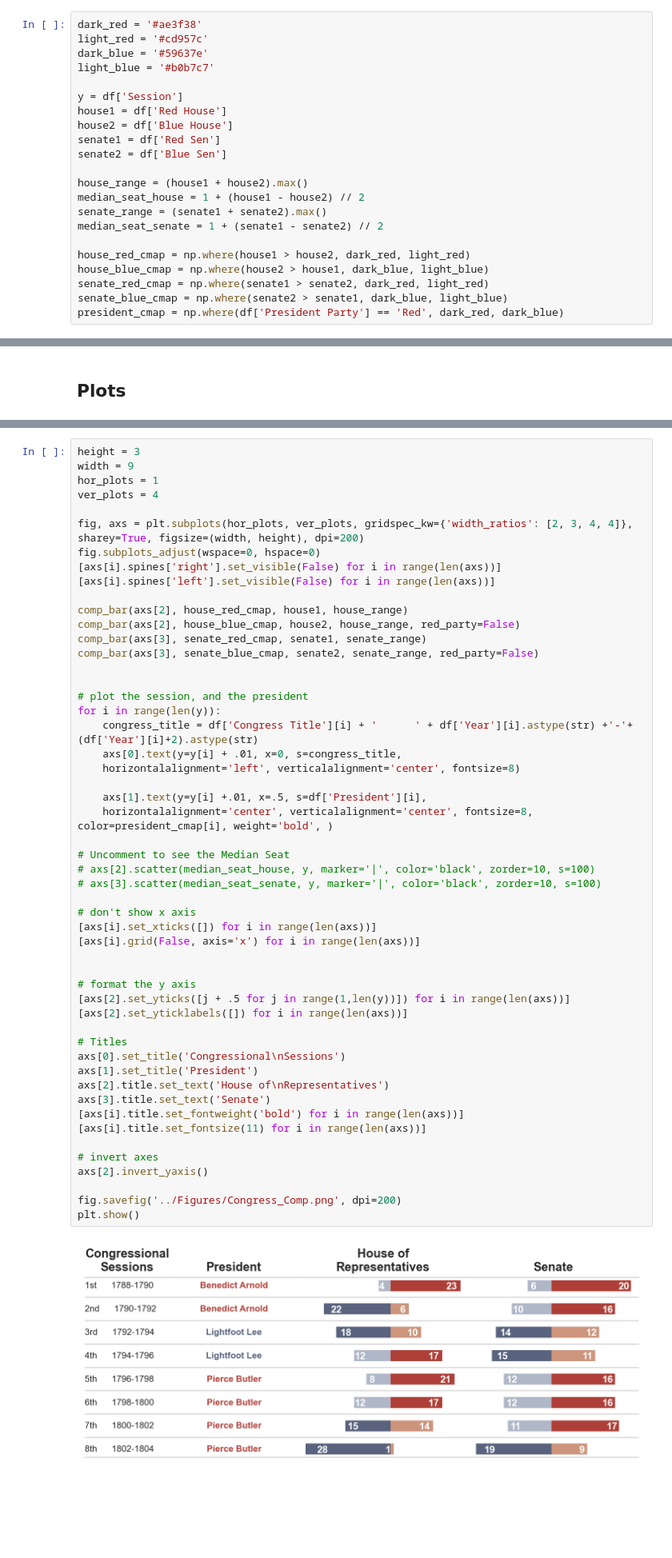
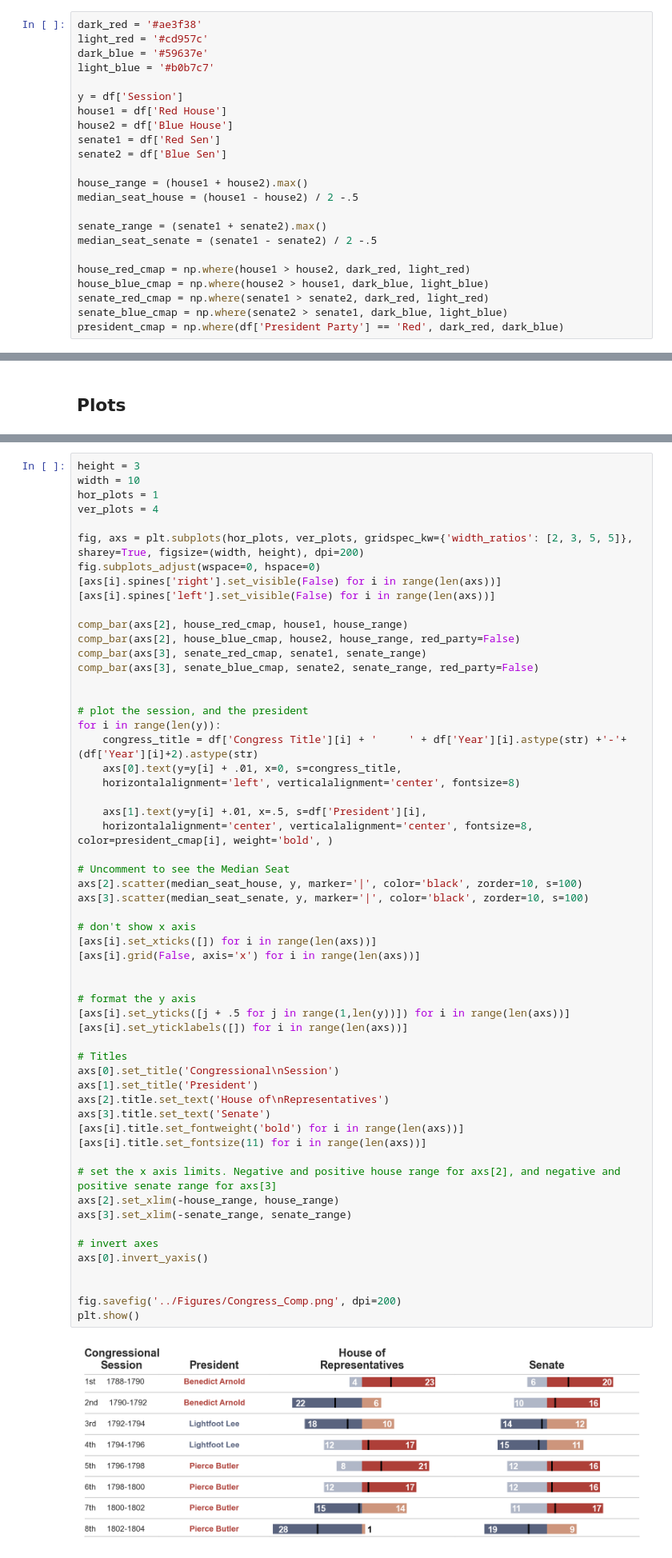
Before and after one commit to bradleyg223/Congress-Composition, a Jupyter notebook: notebook/composition.ipynb, the cells around one changed output, grey strips where cells are left out. Shown at 80% size. Cells and saved outputs as stored; diff of their text form; blank space fills up the shorter version.

```diff
--- a/notebook/composition.ipynb
+++ b/notebook/composition.ipynb
@@ -77,9 +83,10 @@ senate1 = df['Red Sen']
 senate2 = df['Blue Sen']
 
 house_range = (house1 + house2).max()
-median_seat_house = 1 + (house1 - house2) // 2
+median_seat_house = (house1 - house2) / 2 -.5
+
 senate_range = (senate1 + senate2).max()
-median_seat_senate = 1 + (senate1 - senate2) // 2
+median_seat_senate = (senate1 - senate2) / 2 -.5
 
 house_red_cmap = np.where(house1 > house2, dark_red, light_red)
 house_blue_cmap = np.where(house2 > house1, dark_blue, light_blue)
@@ -93,10 +110,10 @@ president_cmap = np.where(df['President Party'] == 'Red', dark_red, dark_blue)
 # %%
 height = 3
-width = 9
+width = 10
 hor_plots = 1
 ver_plots = 4
 
-fig, axs = plt.subplots(hor_plots, ver_plots, gridspec_kw={'width_ratios': [2, 3, 4, 4]}, sharey=True, figsize=(width, height), dpi=200)
+fig, axs = plt.subplots(hor_plots, ver_plots, gridspec_kw={'width_ratios': [2, 3, 5, 5]}, sharey=True, figsize=(width, height), dpi=200)
 fig.subplots_adjust(wspace=0, hspace=0)
 [axs[i].spines['right'].set_visible(False) for i in range(len(axs))]
 [axs[i].spines['left'].set_visible(False) for i in range(len(axs))]
@@ -109,38 +126,43 @@ comp_bar(axs[3], senate_blue_cmap, senate2, senate_range, red_party=False)
 
 # plot the session, and the president
 for i in range(len(y)):
-    congress_title = df['Congress Title'][i] + '      ' + df['Year'][i].astype(str) +'-'+ (df['Year'][i]+2).astype(str)
+    congress_title = df['Congress Title'][i] + '     ' + df['Year'][i].astype(str) +'-'+ (df['Year'][i]+2).astype(str)
     axs[0].text(y=y[i] + .01, x=0, s=congress_title,
     horizontalalignment='left', verticalalignment='center', fontsize=8)
 
     axs[1].text(y=y[i] +.01, x=.5, s=df['President'][i],
     horizontalalignment='center', verticalalignment='center', fontsize=8, color=president_cmap[i], weight='bold', )
 
 # Uncomment to see the Median Seat
-# axs[2].scatter(median_seat_house, y, marker='|', color='black', zorder=10, s=100)
-# axs[3].scatter(median_seat_senate, y, marker='|', color='black', zorder=10, s=100)
+axs[2].scatter(median_seat_house, y, marker='|', color='black', zorder=10, s=100)
+axs[3].scatter(median_seat_senate, y, marker='|', color='black', zorder=10, s=100)
 
 # don't show x axis
 [axs[i].set_xticks([]) for i in range(len(axs))]
 [axs[i].grid(False, axis='x') for i in range(len(axs))]
 
 
 # format the y axis
-[axs[2].set_yticks([j + .5 for j in range(1,len(y))]) for i in range(len(axs))]
-[axs[2].set_yticklabels([]) for i in range(len(axs))]
+[axs[i].set_yticks([j + .5 for j in range(1,len(y))]) for i in range(len(axs))]
+[axs[i].set_yticklabels([]) for i in range(len(axs))]
 
 # Titles
-axs[0].set_title('Congressional\nSessions')
+axs[0].set_title('Congressional\nSession')
 axs[1].set_title('President')
 axs[2].title.set_text('House of\nRepresentatives')
 axs[3].title.set_text('Senate')
 [axs[i].title.set_fontweight('bold') for i in range(len(axs))]
 [axs[i].title.set_fontsize(11) for i in range(len(axs))]
 
+# set the x axis limits. Negative and positive house range for axs[2], and negative and positive senate range for axs[3]
+axs[2].set_xlim(-house_range, house_range)
+axs[3].set_xlim(-senate_range, senate_range)
+
 # invert axes
-axs[2].invert_yaxis()
+axs[0].invert_yaxis()
+
 
 fig.savefig('../Figures/Congress_Comp.png', dpi=200)
 plt.show()
 # %% [output]
-[figure, old version]
+[figure, new version]
```
Also changed, not shown: parts of 3 cells of this notebook.
